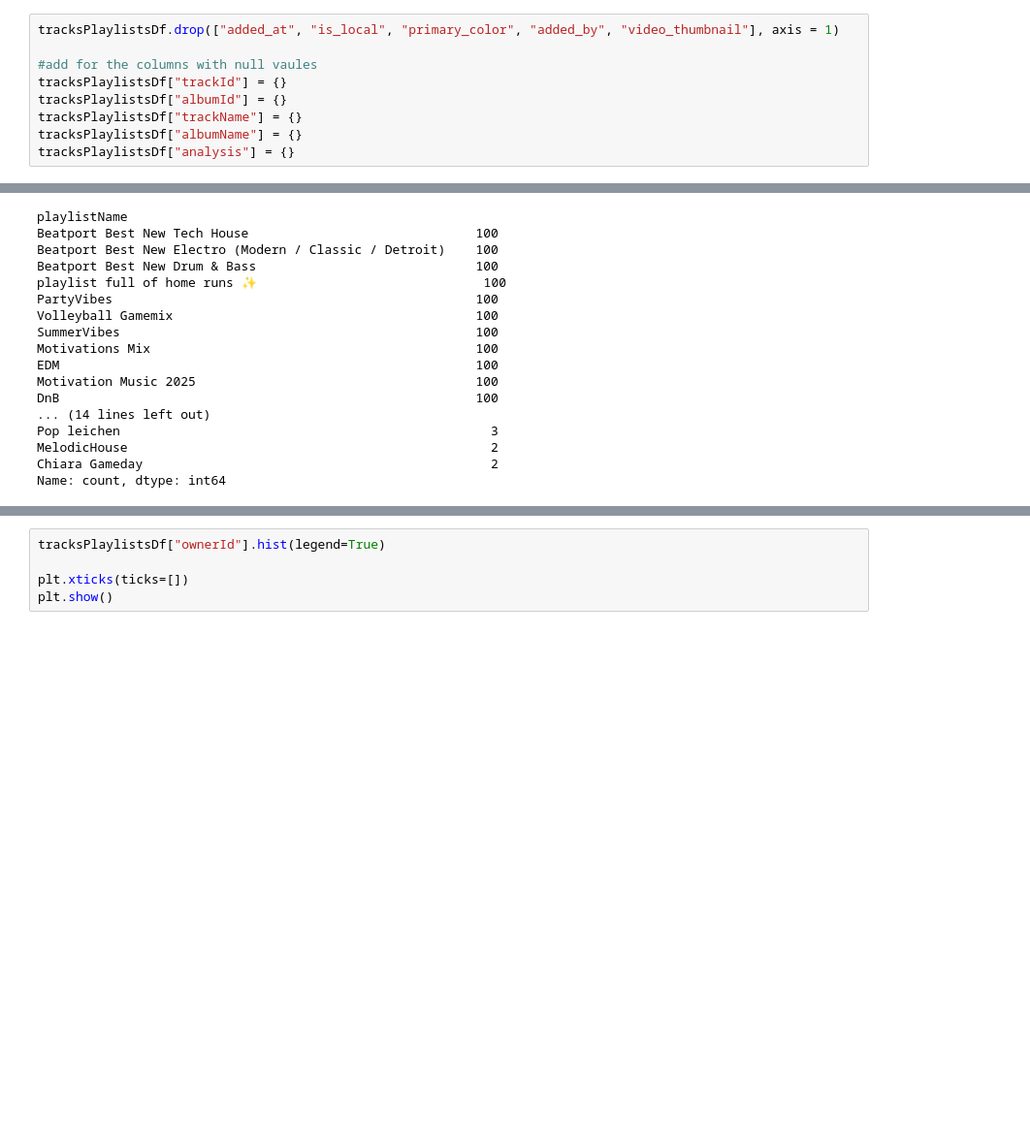
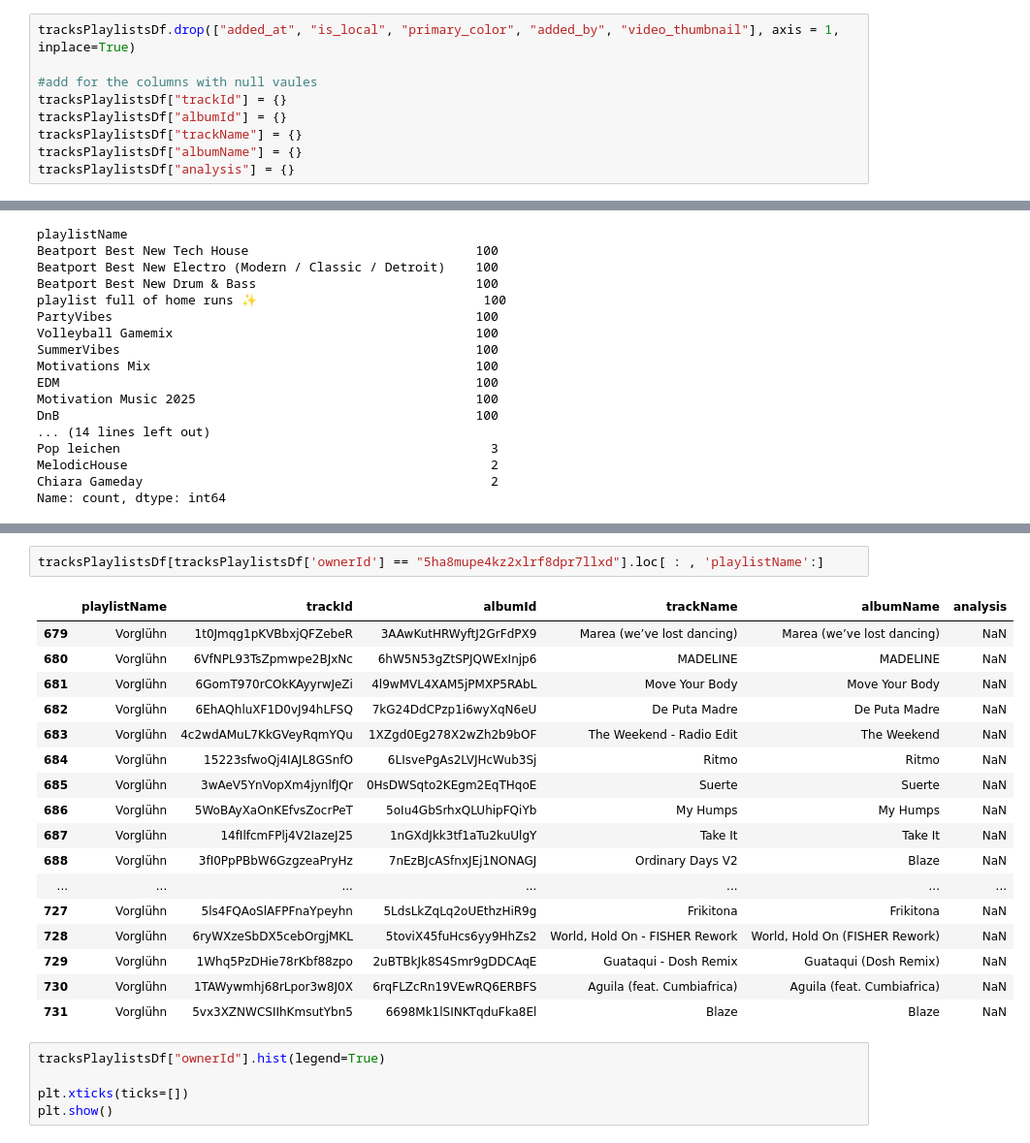
Before and after one commit to VadimSteshkov/spotify-api-data-engineering, a Jupyter notebook: playlist_tracks.ipynb, the cells around one changed output, grey strips where cells are left out. Shown at 97% size. Saved outputs shown, nothing was run; the diff lists cells and outputs as text; blank space fills up the shorter version.

```diff
--- a/playlist_tracks.ipynb
+++ b/playlist_tracks.ipynb
@@ -164,7 +164,7 @@ for playlist in playlists:
     tracksDf["playlistName"] = playlist["name"]
     tracksPlaylistsDf = pd.concat([tracksPlaylistsDf, tracksDf],ignore_index=True)
 # %%
-tracksPlaylistsDf.drop(["added_at", "is_local", "primary_color", "added_by", "video_thumbnail"], axis = 1)
+tracksPlaylistsDf.drop(["added_at", "is_local", "primary_color", "added_by", "video_thumbnail"], axis = 1, inplace=True)
 
 #add for the columns with null vaules
 tracksPlaylistsDf["trackId"] = {}
@@ -261,3 +274,23 @@ tracksPlaylistsDf[tracksPlaylistsDf['albumName'] == "Brennan Heart & Friends"].l
+# %%
+tracksPlaylistsDf[tracksPlaylistsDf['ownerId'] == "5ha8mupe4kz2xlrf8dpr7llxd"].loc[ : , 'playlistName':]
+# %% [output]
+|  | playlistName | trackId | albumId | trackName | albumName | analysis |
+| 679 | Vorglühn | 1t0Jmqg1pKVBbxjQFZebeR | 3AAwKutHRWyftJ2GrFdPX9 | Marea (we’ve lost dancing) | Marea (we’ve lost dancing) | NaN |
+| 680 | Vorglühn | 6VfNPL93TsZpmwpe2BJxNc | 6hW5N53gZtSPJQWExInjp6 | MADELINE | MADELINE | NaN |
+| 681 | Vorglühn | 6GomT970rCOkKAyyrwJeZi | 4l9wMVL4XAM5jPMXP5RAbL | Move Your Body | Move Your Body | NaN |
+| 682 | Vorglühn | 6EhAQhluXF1D0vJ94hLFSQ | 7kG24DdCPzp1i6wyXqN6eU | De Puta Madre | De Puta Madre | NaN |
+| 683 | Vorglühn | 4c2wdAMuL7KkGVeyRqmYQu | 1XZgd0Eg278X2wZh2b9bOF | The Weekend - Radio Edit | The Weekend | NaN |
+| 684 | Vorglühn | 15223sfwoQj4IAJL8GSnfO | 6LIsvePgAs2LVJHcWub3Sj | Ritmo | Ritmo | NaN |
+| 685 | Vorglühn | 3wAeV5YnVopXm4jynlfJQr | 0HsDWSqto2KEgm2EqTHqoE | Suerte | Suerte | NaN |
+| 686 | Vorglühn | 5WoBAyXaOnKEfvsZocrPeT | 5oIu4GbSrhxQLUhipFQiYb | My Humps | My Humps | NaN |
+| 687 | Vorglühn | 14fIlfcmFPlj4V2IazeJ25 | 1nGXdJkk3tf1aTu2kuUlgY | Take It | Take It | NaN |
+| 688 | Vorglühn | 3fI0PpPBbW6GzgzeaPryHz | 7nEzBJcASfnxJEj1NONAGJ | Ordinary Days V2 | Blaze | NaN |
+| ... | ... | ... | ... | ... | ... | ... |
+| 727 | Vorglühn | 5ls4FQAoSlAFPFnaYpeyhn | 5LdsLkZqLq2oUEthzHiR9g | Frikitona | Frikitona | NaN |
+| 728 | Vorglühn | 6ryWXzeSbDX5cebOrgjMKL | 5toviX45fuHcs6yy9HhZs2 | World, Hold On - FISHER Rework | World, Hold On (FISHER Rework) | NaN |
+| 729 | Vorglühn | 1Whq5PzDHie78rKbf88zpo | 2uBTBkJk8S4Smr9gDDCAqE | Guataqui - Dosh Remix | Guataqui (Dosh Remix) | NaN |
+| 730 | Vorglühn | 1TAWywmhj68rLpor3w8J0X | 6rqFLZcRn19VEwRQ6ERBFS | Aguila (feat. Cumbiafrica) | Aguila (feat. Cumbiafrica) | NaN |
+| 731 | Vorglühn | 5vx3XZNWCSIIhKmsutYbn5 | 6698Mk1lSINKTqduFka8El | Blaze | Blaze | NaN |
 # %%
 tracksPlaylistsDf["ownerId"].hist(legend=True)
 
```
Also changed, not shown: parts of 7 cells of this notebook.
